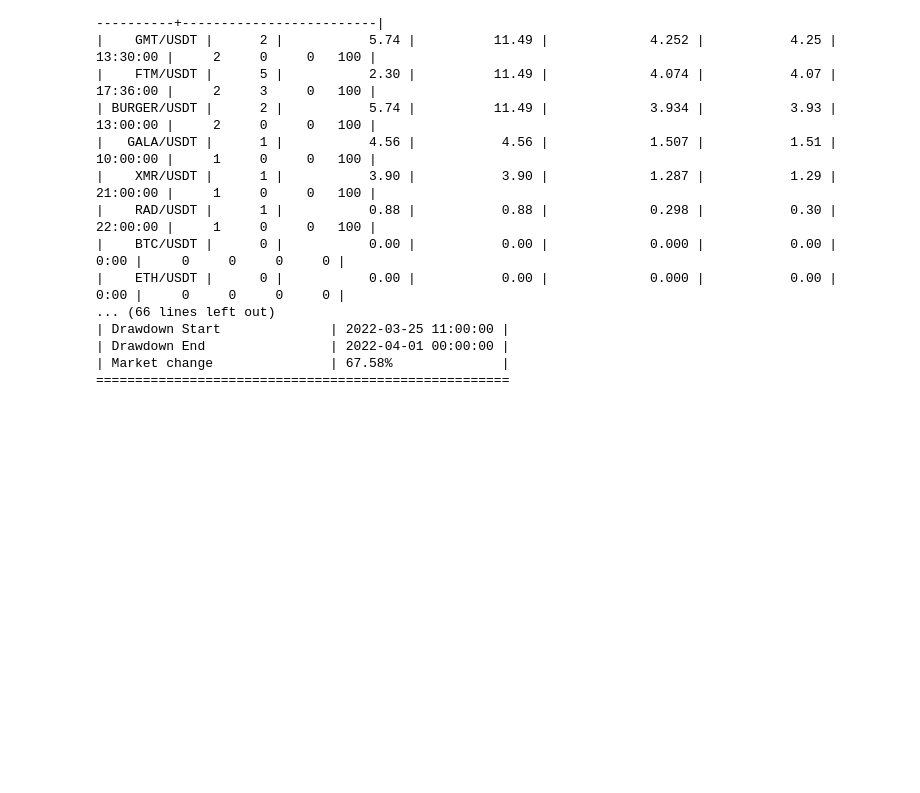
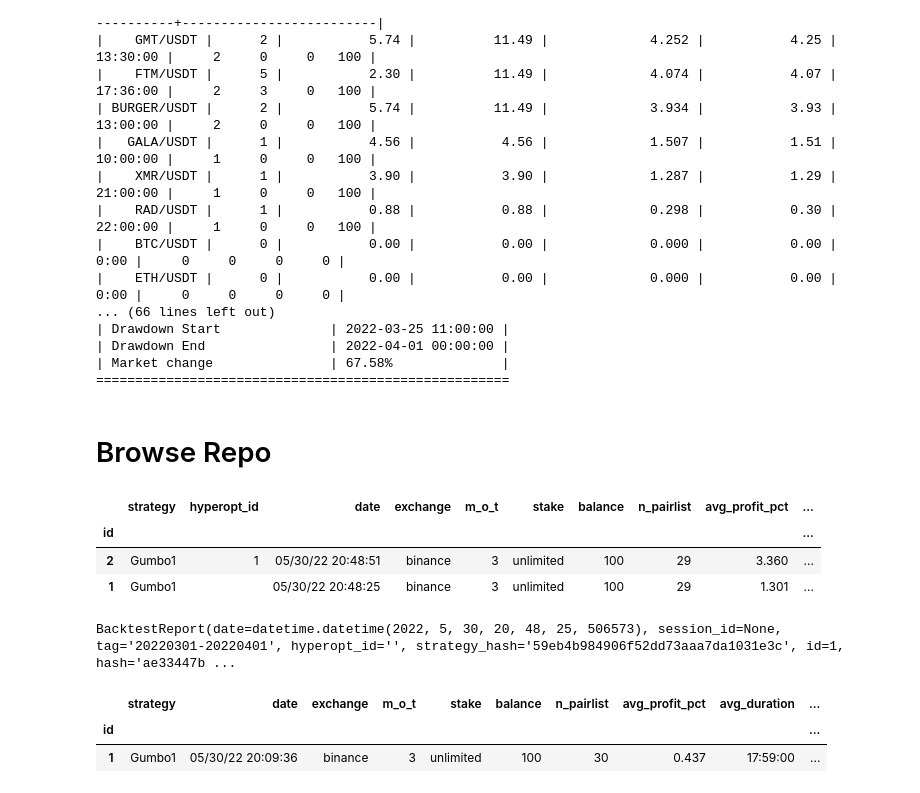
Before and after one commit to raphant/lazyft, a Jupyter notebook: backtest_and_hyperopt_example.ipynb, the cells around one changed output. Cells and saved outputs as stored; diff of their text form; code cells hidden in the pictures; blank space fills up the shorter version.

```diff
--- a/example.ipynb
+++ b/backtest_and_hyperopt_example.ipynb
@@ -269,0 +277,19 @@ runner.report.plot()
+# %% [markdown]
+# Browse Repo
+# %%
+get_backtest_repo().df()
+# %% [output]
+|  | strategy | hyperopt_id | date | exchange | m_o_t | stake | balance | n_pairlist | avg_profit_pct | ... |
+| id |  |  |  |  |  |  |  |  |  | ... |
+| 2 | Gumbo1 | 1 | 05/30/22 20:48:51 | binance | 3 | unlimited | 100 | 29 | 3.360 | ... |
+| 1 | Gumbo1 |  | 05/30/22 20:48:25 | binance | 3 | unlimited | 100 | 29 | 1.301 | ... |
+# %%
+get_backtest_repo().get(1)
+# %% [output]
+BacktestReport(date=datetime.datetime(2022, 5, 30, 20, 48, 25, 506573), session_id=None, tag='20220301-20220401', hyperopt_id='', strategy_hash='59eb4b984906f52dd73aaa7da1031e3c', id=1, hash='ae33447b ...
+# %%
+get_hyperopt_repo().df()
+# %% [output]
+|  | strategy | date | exchange | m_o_t | stake | balance | n_pairlist | avg_profit_pct | avg_duration | ... |
+| id |  |  |  |  |  |  |  |  |  | ... |
+| 1 | Gumbo1 | 05/30/22 20:09:36 | binance | 3 | unlimited | 100 | 30 | 0.437 | 17:59:00 | ... |
```
Also changed, not shown: parts of 6 cells of this notebook, 1 other file.
